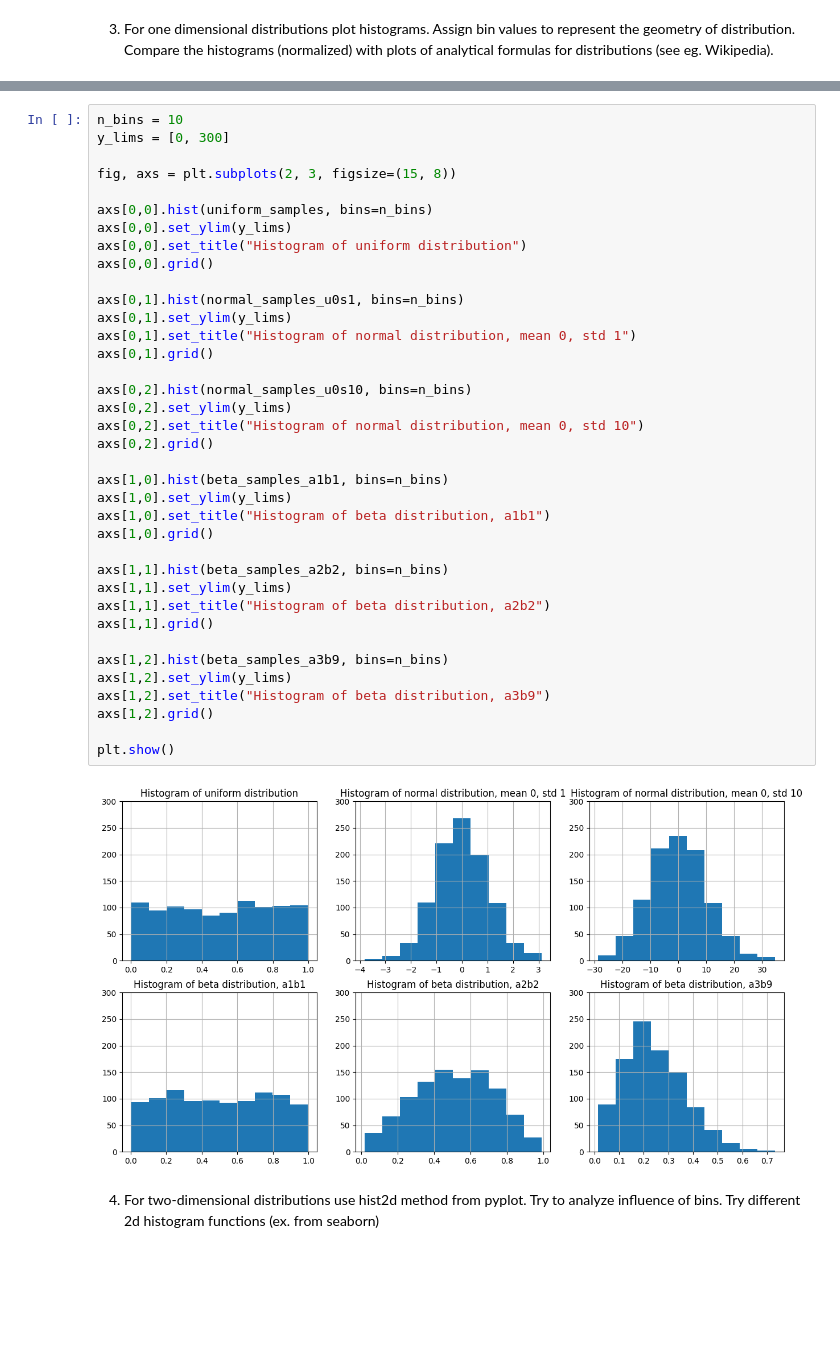
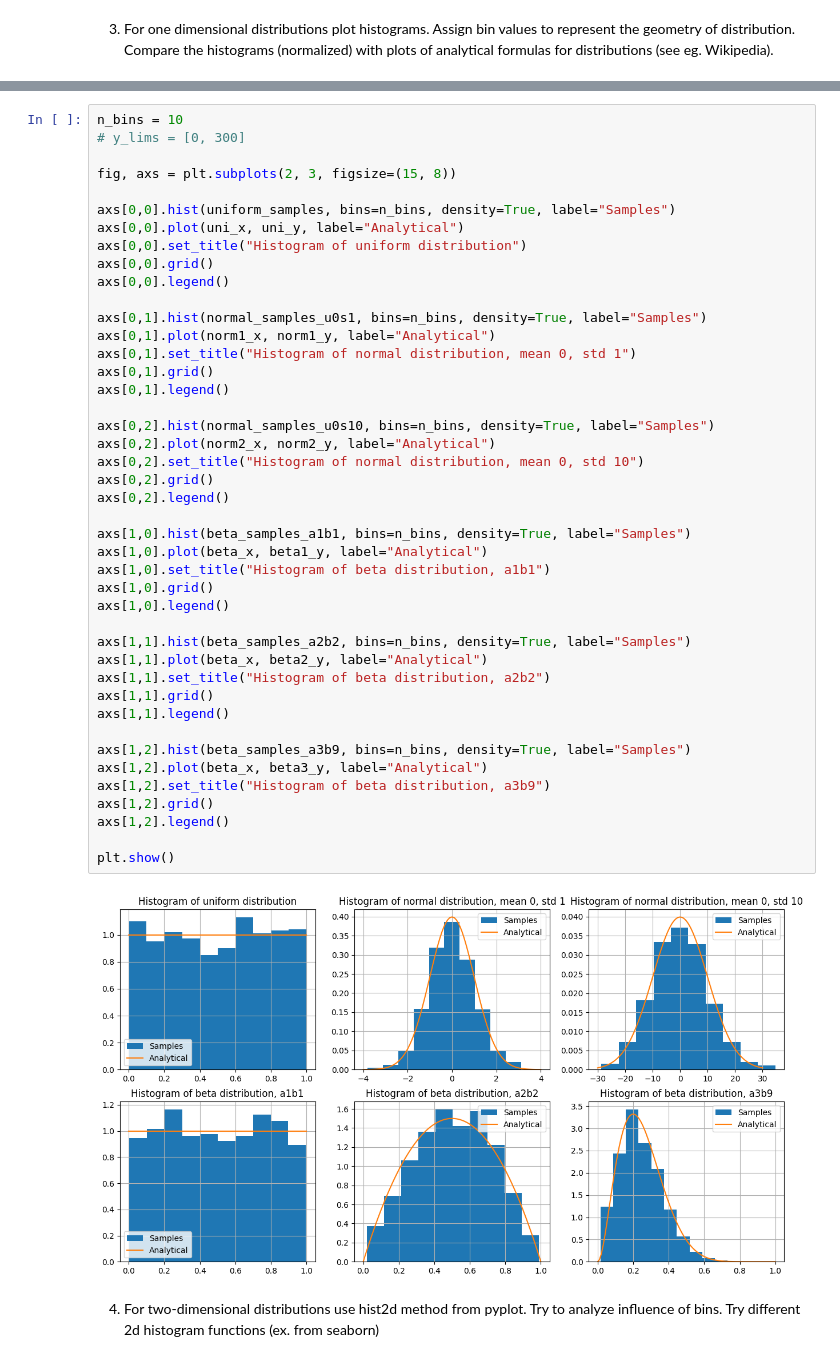
Before and after one commit to Motyleczek/data_analytics_git, a Jupyter notebook: Lab1/Lab1_notebook.ipynb, the cells around one changed output, grey strips where cells are left out. Drawn from its saved outputs; the diff is of its cells as text; blank space fills up the shorter version.

Commit message:
Add analytical plots
added analytical plots on histograms of sampled data in ex. 3

```diff
--- a/Lab1/Lab1_notebook.ipynb
+++ b/Lab1/Lab1_notebook.ipynb
@@ -46,42 +72,48 @@ normal_2dim_2 = np.random.multivariate_normal(mean_, cov2, (10000))
 # %%
 n_bins = 10
-y_lims = [0, 300]
+# y_lims = [0, 300]
 
 fig, axs = plt.subplots(2, 3, figsize=(15, 8))
 
-axs[0,0].hist(uniform_samples, bins=n_bins)
-axs[0,0].set_ylim(y_lims)
+axs[0,0].hist(uniform_samples, bins=n_bins, density=True, label="Samples")
+axs[0,0].plot(uni_x, uni_y, label="Analytical")
 axs[0,0].set_title("Histogram of uniform distribution")
 axs[0,0].grid()
+axs[0,0].legend()
 
-axs[0,1].hist(normal_samples_u0s1, bins=n_bins)
-axs[0,1].set_ylim(y_lims)
+axs[0,1].hist(normal_samples_u0s1, bins=n_bins, density=True, label="Samples")
+axs[0,1].plot(norm1_x, norm1_y, label="Analytical")
 axs[0,1].set_title("Histogram of normal distribution, mean 0, std 1")
 axs[0,1].grid()
+axs[0,1].legend()
 
-axs[0,2].hist(normal_samples_u0s10, bins=n_bins)
-axs[0,2].set_ylim(y_lims)
+axs[0,2].hist(normal_samples_u0s10, bins=n_bins, density=True, label="Samples")
+axs[0,2].plot(norm2_x, norm2_y, label="Analytical")
 axs[0,2].set_title("Histogram of normal distribution, mean 0, std 10")
 axs[0,2].grid()
+axs[0,2].legend()
 
-axs[1,0].hist(beta_samples_a1b1, bins=n_bins)
-axs[1,0].set_ylim(y_lims)
+axs[1,0].hist(beta_samples_a1b1, bins=n_bins, density=True, label="Samples")
+axs[1,0].plot(beta_x, beta1_y, label="Analytical")
 axs[1,0].set_title("Histogram of beta distribution, a1b1")
 axs[1,0].grid()
+axs[1,0].legend()
 
-axs[1,1].hist(beta_samples_a2b2, bins=n_bins)
-axs[1,1].set_ylim(y_lims)
+axs[1,1].hist(beta_samples_a2b2, bins=n_bins, density=True, label="Samples")
+axs[1,1].plot(beta_x, beta2_y, label="Analytical")
 axs[1,1].set_title("Histogram of beta distribution, a2b2")
 axs[1,1].grid()
+axs[1,1].legend()
 
-axs[1,2].hist(beta_samples_a3b9, bins=n_bins)
-axs[1,2].set_ylim(y_lims)
+axs[1,2].hist(beta_samples_a3b9, bins=n_bins, density=True, label="Samples")
+axs[1,2].plot(beta_x, beta3_y, label="Analytical")
 axs[1,2].set_title("Histogram of beta distribution, a3b9")
 axs[1,2].grid()
+axs[1,2].legend()
 
 plt.show()
 # %% [output]
-[figure, old version]
+[figure, new version]
 # %% [markdown]
 4. For two-dimensional distributions use hist2d method from pyplot. Try to analyze influence of bins. Try different 2d histogram functions (ex. from seaborn)
 # %%
```
Also changed, not shown: parts of 2 cells of this notebook.
